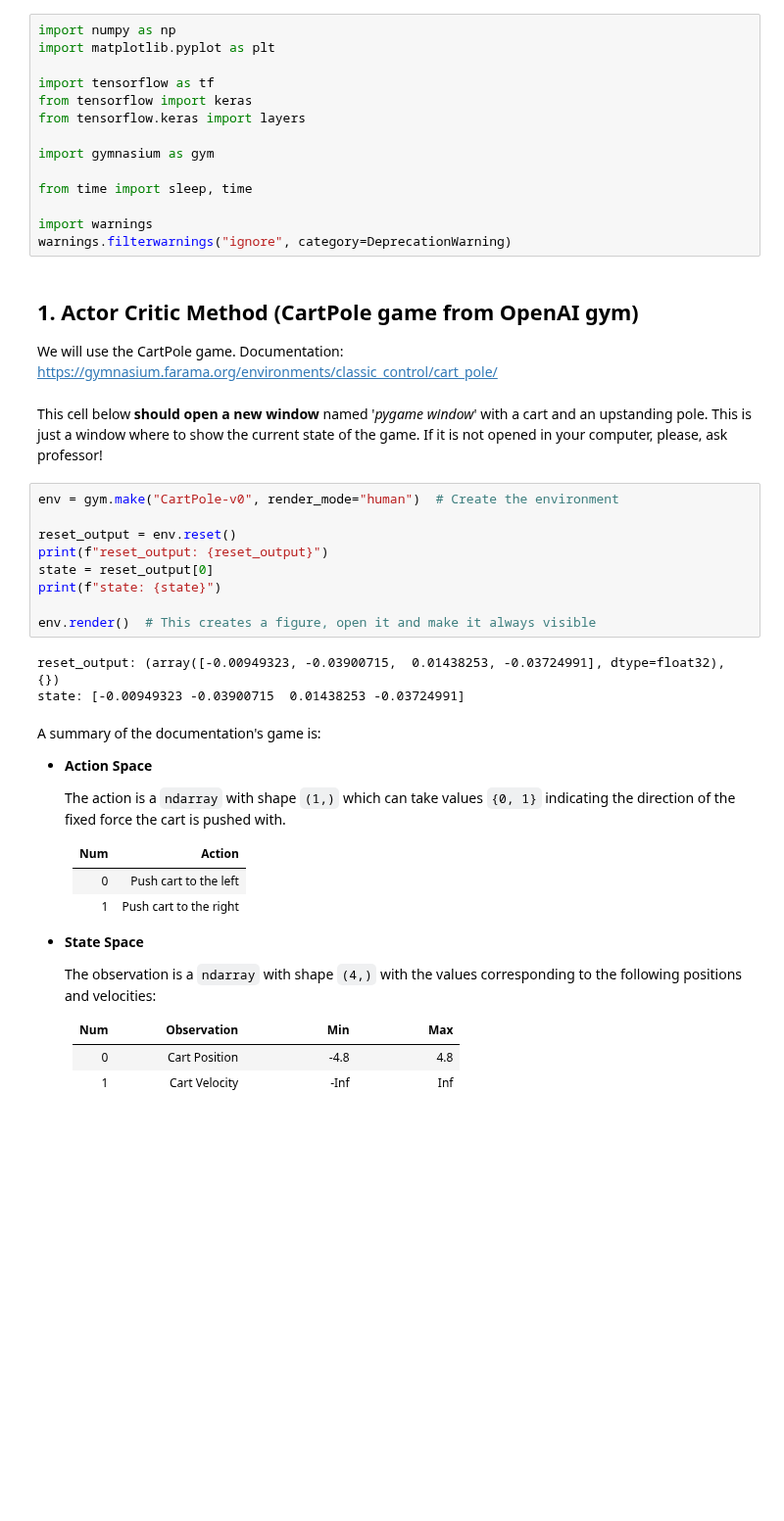
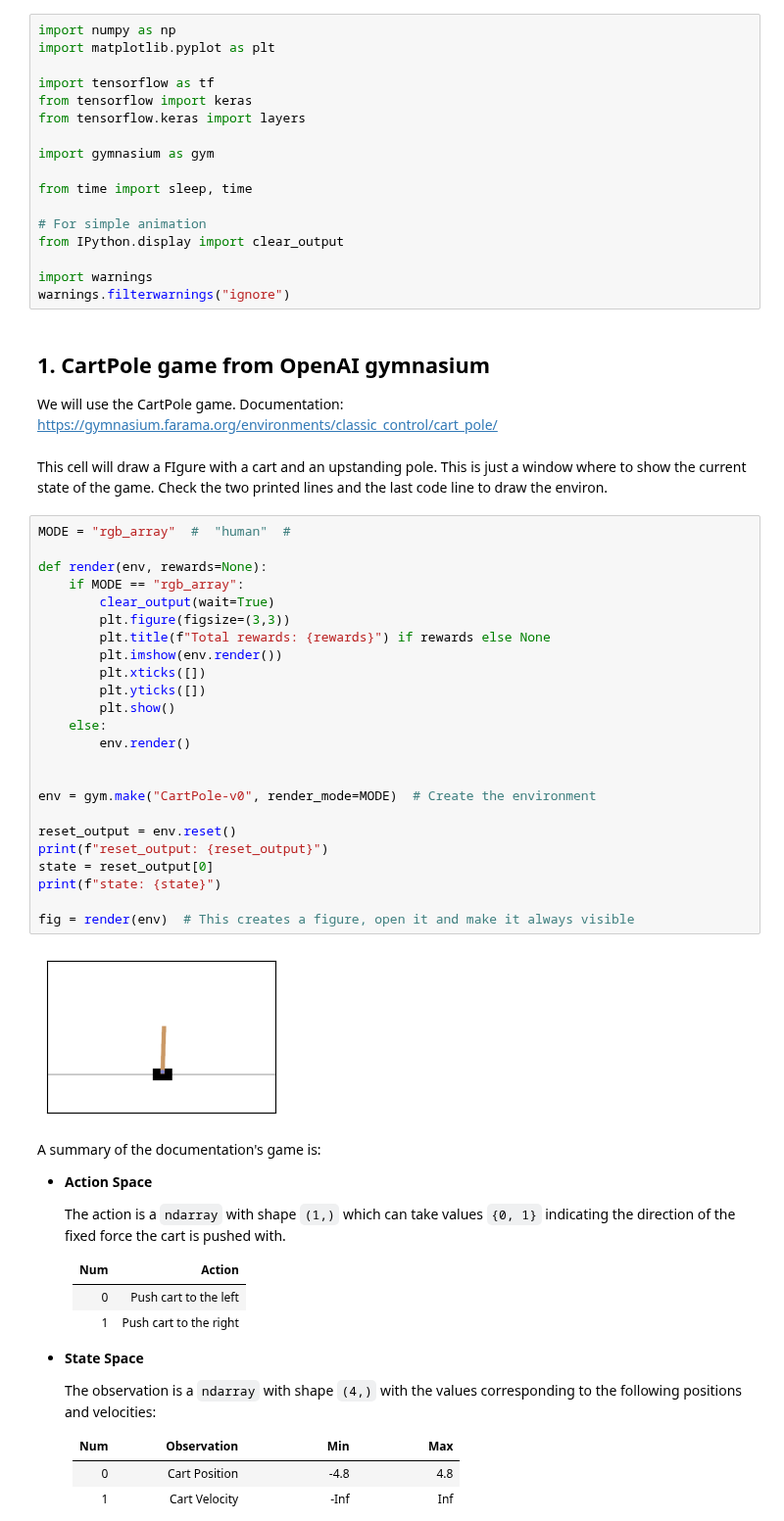
Before and after one commit to dmaluenda/hands_on_machine_learning, a Jupyter notebook: 04_Reinforcement_Learning.ipynb, the cells around one changed output. Shown at 98% size. Saved outputs shown, nothing was run; the diff lists cells and outputs as text; blank space fills up the shorter version.

Commit message:
rgb mode for cartpole

```diff
--- a/04_Reinforcement_Learning.ipynb
+++ b/04_Reinforcement_Learning.ipynb
@@ -84,26 +71,43 @@ import gymnasium as gym
 
 from time import sleep, time
 
+# For simple animation
+from IPython.display import clear_output
+
 import warnings
-warnings.filterwarnings("ignore", category=DeprecationWarning)
+warnings.filterwarnings("ignore")
 # %% [markdown]
-## 1. Actor Critic Method (CartPole game from OpenAI gym)
+## 1. CartPole game from OpenAI gymnasium
 
 We will use the CartPole game. Documentation: https://gymnasium.farama.org/environments/classic_control/cart_pole/
 # %% [markdown]
-This cell below **should open a new window** named '*pygame window*' with a cart and an upstanding pole. This is just a window where to show the current state of the game. If it is not opened in your computer, please, ask professor!
+This cell will draw a FIgure with a cart and an upstanding pole. This is just a window where to show the current state of the game. Check the two printed lines and the last code line to draw the environ.
 # %%
-env = gym.make("CartPole-v0", render_mode="human")  # Create the environment
+MODE = "rgb_array"  #  "human"  #
+
+def render(env, rewards=None):
+    if MODE == "rgb_array":
+        clear_output(wait=True)
+        plt.figure(figsize=(3,3))
+        plt.title(f"Total rewards: {rewards}") if rewards else None
+        plt.imshow(env.render())
+        plt.xticks([])
+        plt.yticks([])
+        plt.show()
+    else:
+        env.render()
+
+
+env = gym.make("CartPole-v0", render_mode=MODE)  # Create the environment
 
 reset_output = env.reset()
 print(f"reset_output: {reset_output}")
 state = reset_output[0]
 print(f"state: {state}")
 
-env.render()  # This creates a figure, open it and make it always visible
+fig = render(env)  # This creates a figure, open it and make it always visible
 # %% [output]
-reset_output: (array([-0.00949323, -0.03900715,  0.01438253, -0.03724991], dtype=float32), {})
-state: [-0.00949323 -0.03900715  0.01438253 -0.03724991]
+[figure, added]
 # %% [markdown]
 A summary of the documentation's game is:
 
```
Also changed, not shown: parts of 19 cells of this notebook.
